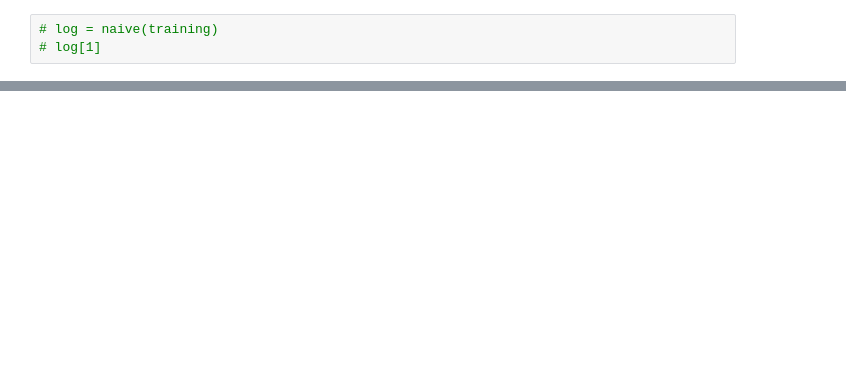
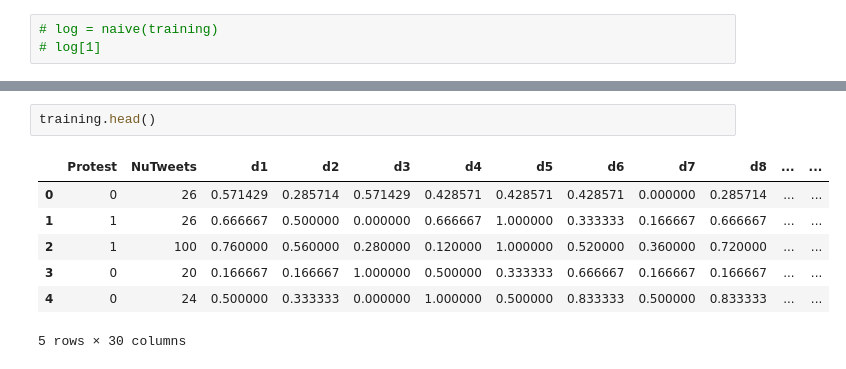
Before and after one commit to HraklisPapag/Team-Riot, a Jupyter notebook: training2.ipynb, the cells around one changed output, grey strips where cells are left out. Saved outputs shown, nothing was run; the diff lists cells and outputs as text; blank space fills up the shorter version.

```diff
--- a/training2.ipynb
+++ b/training2.ipynb
@@ -413,0 +465,10 @@ log[1]
+# %%
+training.head()
+# %% [output]
+|  | Protest | NuTweets | d1 | d2 | d3 | d4 | d5 | d6 | d7 | d8 | ... | ... |
+| 0 | 0 | 26 | 0.571429 | 0.285714 | 0.571429 | 0.428571 | 0.428571 | 0.428571 | 0.000000 | 0.285714 | ... | ... |
+| 1 | 1 | 26 | 0.666667 | 0.500000 | 0.000000 | 0.666667 | 1.000000 | 0.333333 | 0.166667 | 0.666667 | ... | ... |
+| 2 | 1 | 100 | 0.760000 | 0.560000 | 0.280000 | 0.120000 | 1.000000 | 0.520000 | 0.360000 | 0.720000 | ... | ... |
+| 3 | 0 | 20 | 0.166667 | 0.166667 | 1.000000 | 0.500000 | 0.333333 | 0.666667 | 0.166667 | 0.166667 | ... | ... |
+| 4 | 0 | 24 | 0.500000 | 0.333333 | 0.000000 | 1.000000 | 0.500000 | 0.833333 | 0.500000 | 0.833333 | ... | ... |
+5 rows × 30 columns
```
Also changed, not shown: parts of 14 cells of this notebook.
